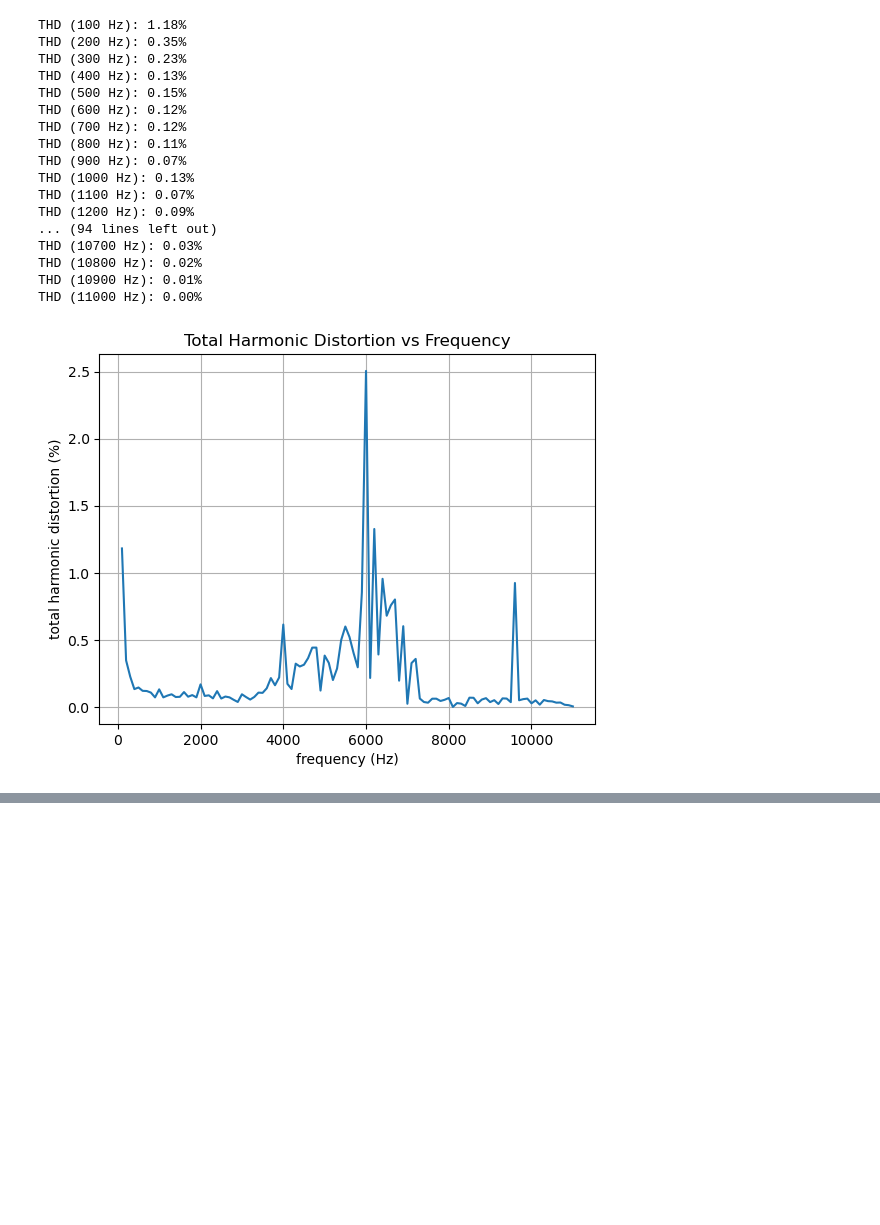
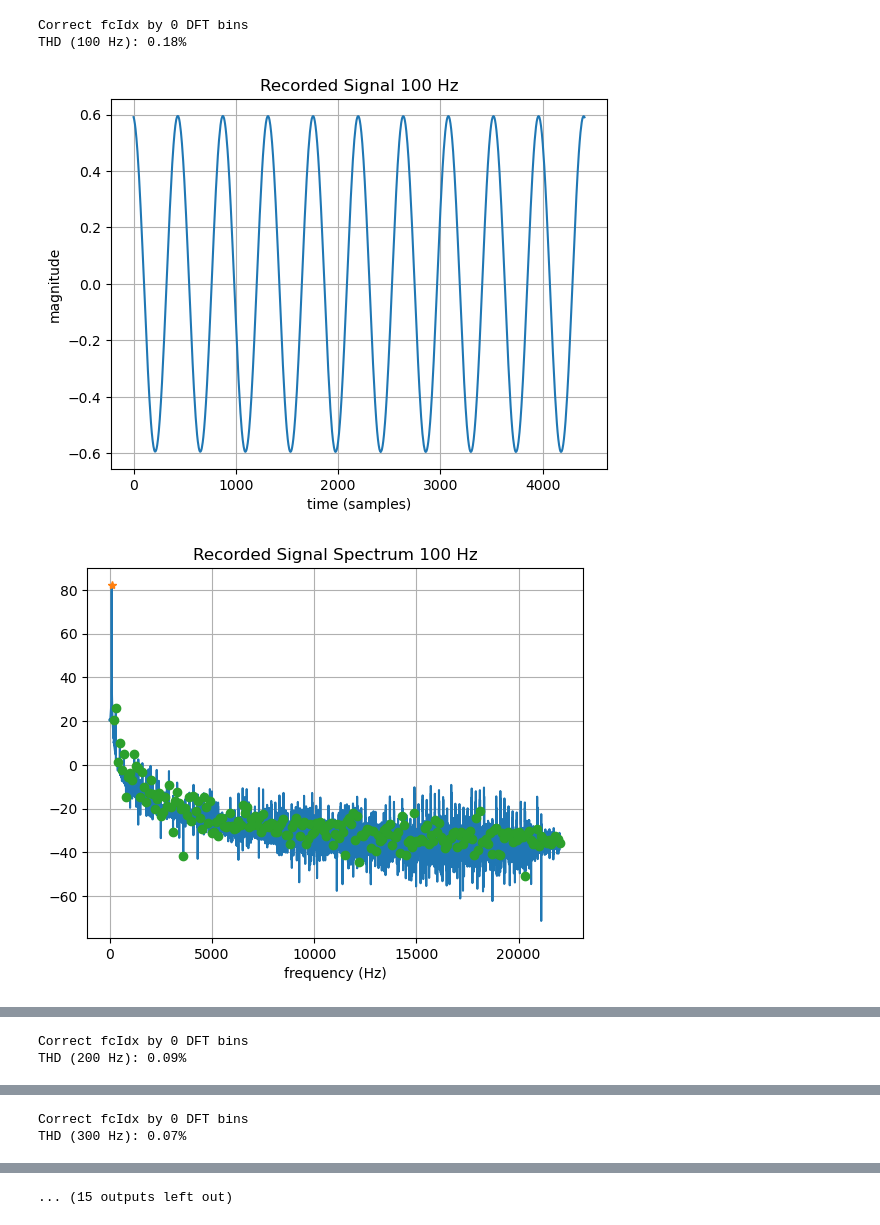
Before and after one commit to bnousain/measure-total-harmonic-distortion, a Jupyter notebook: THD.ipynb, the cells around one changed output, grey strips where cells are left out. Cells and saved outputs as stored; diff of their text form; code cells hidden in the pictures; blank space fills up the shorter version.

Commit message:
save additional settings, test with directly connected patch cable, so tone amplitude is reduced to avoid clipping

```diff
--- a/THD.ipynb
+++ b/THD.ipynb
@@ -6,15 +6,24 @@ import time
 import sys
 import pyaudio
 import sounddevice as sd
-# from thd import thd
 from scipy.io import savemat
 
 # Generate tone
 # fc_approx = 8000 # approximate fc, will choose fc to be a factor of fs, will analyze 1 second of data, so this should be an integer
 fs = 44.1e3
+
+# tone generation settings
+duration = 1.5 # in seconds
+toneAmplitude = .5 # gain factor, need to appropriately set to avoid clipping
+
+# analysis settings
 fundFreqNotchWidthFrac = .1 # width of the brick wall notch filter in frequency domain when measuring distortion expressed as a fraction of the fundamental frequency
 fundFreqSearchWidthFract = .01 # width of the range to search for max amplitude relative to fundamental frequency
-debugOn = False
+startBuffer = 0.25 # number of seconds from beginning of recorded file to ignore
+endBuffer = 0.25 # number of seconds from end of recorded file to ignore
+
+# execution settings
+debugOn = True
 
 # deviceUnderTest = 'THD_Triad80043RevD' # used as file prefix for saved data and corresponding plots
 deviceUnderTest = 'whitePatchCable' # used as file prefix for saved data and corresponding plots
@@ -26,8 +35,7 @@ for freqIdx in range(0,len(freqsToTest)):
     fc = freqsToTest[freqIdx]
     # fc = fs/round(fs/fc_approx)
     # bufferSize = 512
-    duration = 1.5 # in seconds
-    toneAmplitude = 1 # gain factor
+
     t = np.arange(0,duration,1/fs)
     signalOrig = toneAmplitude * np.sin(2*math.pi*fc*t)
     # tone1 = toneAmplitude * np.sin(2*math.pi*fc*1*t)
@@ -49,10 +57,6 @@ for freqIdx in range(0,len(freqsToTest)):
     signalToAnalyzeRaw = sd.playrec(signalOrig, fs, channels=1)
     sd.wait()
 
-    # truncate first 0.5 second of signal to allow for recording delay
-    startBuffer = 0.25 # in seconds
-    endBuffer = 0.25 # in seconds
-
     signalToAnalyze = signalToAnalyzeRaw[math.ceil(startBuffer*fs):(len(signalToAnalyzeRaw)-math.ceil(endBuffer*fs))]
     #savemat('recSig.mat',{'y':signalToAnalyze,'fs':fs,'tone1':tone1,'tone2':tone2,'tone3':tone3})
 
@@ -60,7 +64,6 @@ for freqIdx in range(0,len(freqsToTest)):
     spectrum = np.fft.rfft(signalToAnalyze,axis=0)
     fftBin = fs/len(signalToAnalyze)
     # freqX = np.arange(-fs/2,fs/2,fftBin)
-
 
     fcIdxTheoretical = round(fc/fftBin)
     fcOffcenter = fc/fftBin - fcIdxTheoretical
@@ -129,49 +132,35 @@ for freqIdx in range(0,len(freqsToTest)):
         plt.plot(freqXPos[fcIdx],20*np.log10(abs(spectrum[fcIdx])),marker="*")
         plt.plot(freqXPos[harmonicIdx],20*np.log10(abs(spectrum[harmonicIdx])),linestyle='None',marker='o')
         plt.title(f'Recorded Signal Spectrum %d Hz' % fc)
         plt.xlabel('frequency (Hz)')
         plt.grid(visible=True,which='both',axis='both')
         plt.show()
 
         # Plot positive frequency spectrum removing fundamental frequency
         # plt.plot(freqXPos,abs(spectrumNoFund[range(0,len(freqXPos))]))
         # plt.plot(freqXPos[fcIdx],abs(spectrumNoFund[fcIdx]),marker="*")
         # plt.plot(freqXPos[harmonicIdx],abs(spectrumNoFund[harmonicIdx]),linestyle='None',marker="o")
         plt.plot(freqXPos,20*np.log10(abs(spectrumNoFund[range(0,len(freqXPos))])))
         plt.plot(freqXPos[fcIdx],20*np.log10(abs(spectrumNoFund[fcIdx])),marker="*")
         plt.plot(freqXPos[harmonicIdx],20*np.log10(abs(spectrumNoFund[harmonicIdx])),linestyle='None',marker='o')
         plt.title(f'Recorded Signal Spectrum %d Hz - Fundamental Removed' % fc)
         plt.xlabel('frequency (Hz)')
         plt.grid(visible=True,which='both',axis='both')
         plt.show()
 
     time.sleep(.5)
 
 plt.plot(freqsToTest,thdAll)
 plt.title('Total Harmonic Distortion vs Frequency')
 plt.xlabel('frequency (Hz)')
 plt.ylabel('total harmonic distortion (%)')
 plt.grid(visible=True,which='both',axis='both')
 
 
 plt.savefig(deviceUnderTest + '.png', bbox_inches='tight')
-savemat(deviceUnderTest,{'freqsToTest':freqsToTest,'thdAll':thdAll})
+savemat(deviceUnderTest,{'freqsToTest':freqsToTest,'thdAll':thdAll,'toneAmplitude':toneAmplitude,'fundFreqNotchWidthFrac':fundFreqNotchWidthFrac,'fundFreqSearchWidthFract':fundFreqSearchWidthFract,'deviceUnderTest':deviceUnderTest,'fs':fs,'startBuffer':startBuffer,'endBuffer':endBuffer})
 # %% [output]
-THD (100 Hz): 1.18%
-THD (200 Hz): 0.35%
-THD (300 Hz): 0.23%
-THD (400 Hz): 0.13%
-THD (500 Hz): 0.15%
-THD (600 Hz): 0.12%
-THD (700 Hz): 0.12%
-THD (800 Hz): 0.11%
-THD (900 Hz): 0.07%
-THD (1000 Hz): 0.13%
-THD (1100 Hz): 0.07%
-THD (1200 Hz): 0.09%
-... (94 lines left out)
-THD (10700 Hz): 0.03%
-THD (10800 Hz): 0.02%
-THD (10900 Hz): 0.01%
-THD (11000 Hz): 0.00%
+Correct fcIdx by 0 DFT bins
+THD (100 Hz): 0.18%
-[figure, old version]
+[figure, new version]
+[figure, added]
@@ -177,0 +168,2 @@ THD (11000 Hz): 0.00%
+Correct fcIdx by 0 DFT bins
+THD (200 Hz): 0.09%
@@ -177,0 +173,2 @@ THD (11000 Hz): 0.00%
+Correct fcIdx by 0 DFT bins
+THD (300 Hz): 0.07%
@@ -177,0 +178 @@ THD (11000 Hz): 0.00%
+... (15 outputs left out)
```
Also changed, not shown: parts of 1 cell of this notebook.
